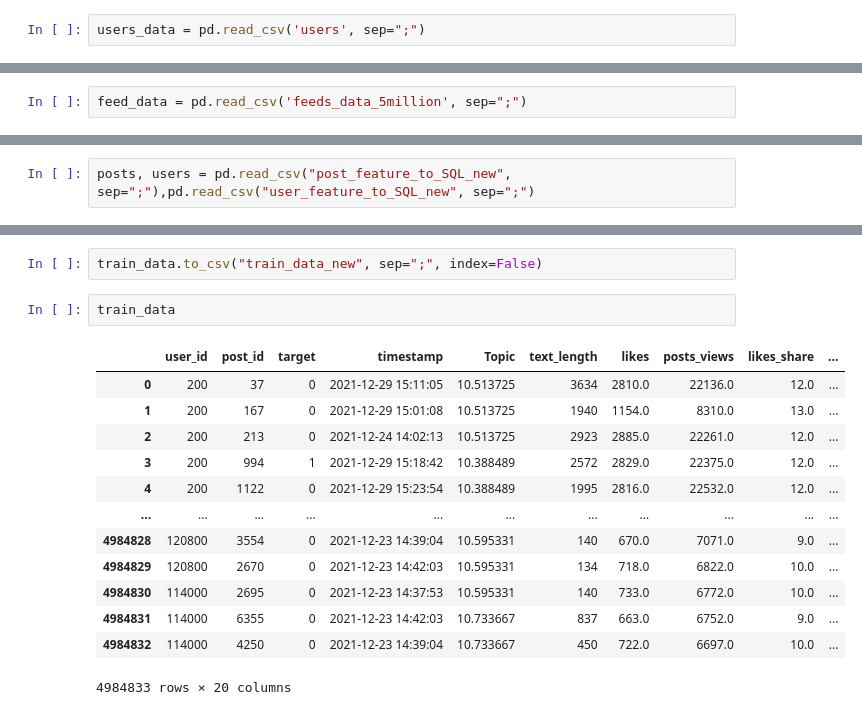
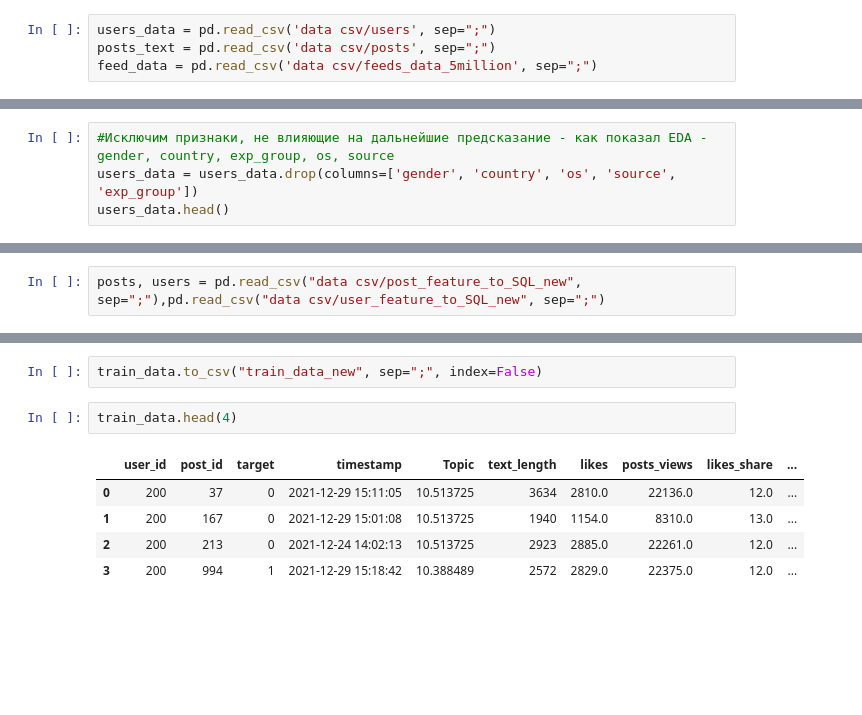
Before and after one commit to ValentinPatrakeev/Recommendation-system-social-network, a Jupyter notebook: 2. Create features.ipynb, the cells around one changed output, grey strips where cells are left out. Cells and saved outputs as stored; diff of their text form; blank space fills up the shorter version.

```diff
--- a/2. Create features.ipynb
+++ b/2. Create features.ipynb
@@ -9,2 +9,4 @@ import numpy as np
 # %%
-users_data = pd.read_csv('users', sep=";")
+users_data = pd.read_csv('data csv/users', sep=";")
+posts_text = pd.read_csv('data csv/posts', sep=";")
+feed_data = pd.read_csv('data csv/feeds_data_5million', sep=";")
@@ -13,2 +13,4 @@ posts_text = pd.read_csv('posts', sep=";")
-# %%
-feed_data = pd.read_csv('feeds_data_5million', sep=";")
+# %%
+#Исключим признаки, не влияющие на дальнейшие предсказание - как показал EDA - gender, country, exp_group, os, source
+users_data = users_data.drop(columns=['gender', 'country', 'os', 'source', 'exp_group'])
+users_data.head()
@@ -511,5 +356,5 @@ piece of dat user (data for traning) - user_data_feature
 # %%
-posts, users = pd.read_csv("post_feature_to_SQL_new", sep=";"),pd.read_csv("user_feature_to_SQL_new", sep=";")
+posts, users = pd.read_csv("data csv/post_feature_to_SQL_new", sep=";"),pd.read_csv("data csv/user_feature_to_SQL_new", sep=";")
 # %%
 posts.head()
 # %% [output]
@@ -566,18 +398,10 @@ train_data = train_data.merge(users, on = 'user_id', how='inner')
 # %%
 train_data.to_csv("train_data_new", sep=";", index=False)
 # %%
-train_data
+train_data.head(4)
 # %% [output]
 |  | user_id | post_id | target | timestamp | Topic | text_length | likes | posts_views | likes_share | ... |
 | 0 | 200 | 37 | 0 | 2021-12-29 15:11:05 | 10.513725 | 3634 | 2810.0 | 22136.0 | 12.0 | ... |
 | 1 | 200 | 167 | 0 | 2021-12-29 15:01:08 | 10.513725 | 1940 | 1154.0 | 8310.0 | 13.0 | ... |
 | 2 | 200 | 213 | 0 | 2021-12-24 14:02:13 | 10.513725 | 2923 | 2885.0 | 22261.0 | 12.0 | ... |
 | 3 | 200 | 994 | 1 | 2021-12-29 15:18:42 | 10.388489 | 2572 | 2829.0 | 22375.0 | 12.0 | ... |
-| 4 | 200 | 1122 | 0 | 2021-12-29 15:23:54 | 10.388489 | 1995 | 2816.0 | 22532.0 | 12.0 | ... |
-| ... | ... | ... | ... | ... | ... | ... | ... | ... | ... | ... |
-| 4984828 | 120800 | 3554 | 0 | 2021-12-23 14:39:04 | 10.595331 | 140 | 670.0 | 7071.0 | 9.0 | ... |
-| 4984829 | 120800 | 2670 | 0 | 2021-12-23 14:42:03 | 10.595331 | 134 | 718.0 | 6822.0 | 10.0 | ... |
-| 4984830 | 114000 | 2695 | 0 | 2021-12-23 14:37:53 | 10.595331 | 140 | 733.0 | 6772.0 | 10.0 | ... |
-| 4984831 | 114000 | 6355 | 0 | 2021-12-23 14:42:03 | 10.733667 | 837 | 663.0 | 6752.0 | 9.0 | ... |
-| 4984832 | 114000 | 4250 | 0 | 2021-12-23 14:39:04 | 10.733667 | 450 | 722.0 | 6697.0 | 10.0 | ... |
-4984833 rows × 20 columns
```
Also changed, not shown: parts of 96 cells of this notebook, 1 other file.
